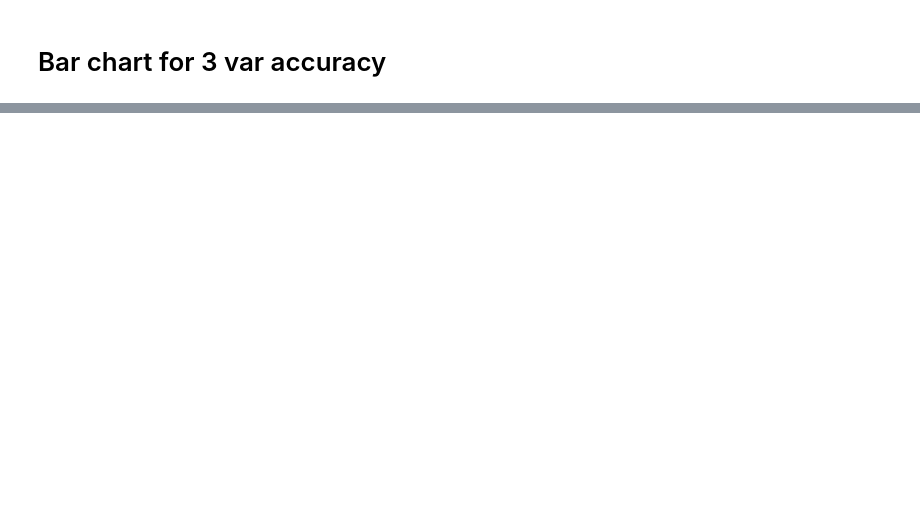
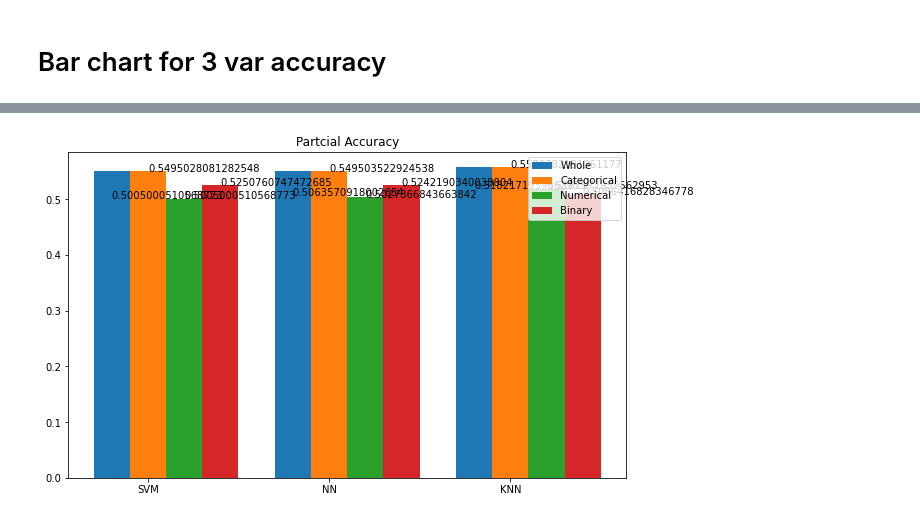
Before and after one commit to Mira224/COMP3115Project, a Jupyter notebook: Project.ipynb, the cells around one changed output, grey strips where cells are left out. Saved outputs shown, nothing was run; the diff lists cells and outputs as text; code cells hidden in the pictures; blank space fills up the shorter version.

```diff
--- a/Project.ipynb
+++ b/Project.ipynb
@@ -874,0 +846,37 @@ plt.tight_layout()
+# %%
+ya = [cv_accuracy.mean(),nn_accuracy.mean(),knn_accuracy.mean()]
+yc = [cv_accuracy_c.mean(),nn_accuracy_c.mean(),knn_accuracy_c.mean()]
+yn = [cv_accuracy_n.mean(),nn_accuracy_n.mean(),knn_accuracy_n.mean()]
+yb = [cv_accuracy_b.mean(),nn_accuracy_b.mean(),knn_accuracy_b.mean()]
+x = np.arange(len(yc))
+
+
+width = 0.2
+
+plt.figure(figsize=(10,6))
+tick_label = ['SVM','NN','KNN']
+
+plt.bar(x=x,height=yc,width=width,label='Whole')
+plt.bar(x=x+width,height=yc,width=width,label='Categorical')
+plt.bar(x=x+2*width,height=yn,width=width,label='Numerical')
+plt.bar(x=x+3*width,height=yb,width=width,label='Binary')
+
+for x_value,y_value in zip(x,ya):
+    plt.text(x=x_value,y=y_value,s=y_value)
+
+for x_value,y_value in zip(x,yc):
+    plt.text(x=x_value+width,y=y_value,s=y_value)
+
+for x_value,y_value in zip(x,yn):
+    plt.text(x=x_value+2*width,y=y_value,s=y_value)
+
+for x_value,y_value in zip(x,yb):
+    plt.text(x=x_value+3*width,y=y_value,s=y_value)
+
+plt.rcParams["axes.unicode_minus"] = False
+plt.xticks(x+width, tick_label)
+plt.title('Partcial Accuracy')
+plt.legend()
+plt.show()
+# %% [output]
+[figure, added]
```
Also changed, not shown: parts of 8 cells of this notebook.
